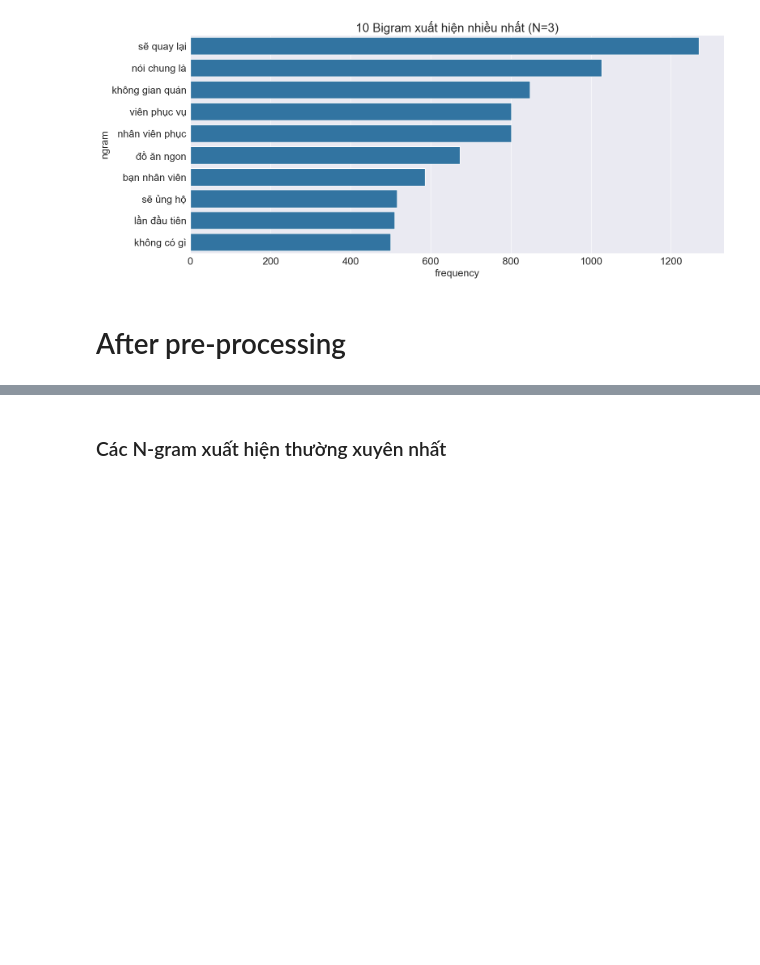
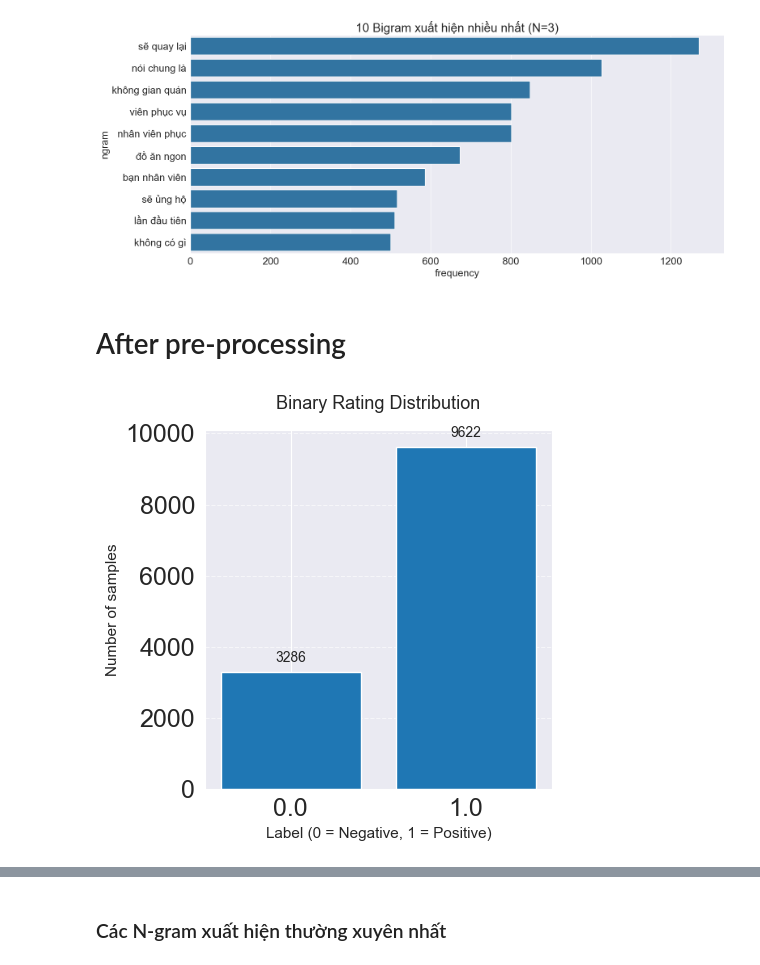
Before and after one commit to HongHanh-atUIT/CS231-NLP-FOOD-REVIEW-SA, a Jupyter notebook: EDA.ipynb, the cells around one changed output, grey strips where cells are left out. Saved outputs shown, nothing was run; the diff lists cells and outputs as text; code cells hidden in the pictures; blank space fills up the shorter version.

```diff
--- a/EDA.ipynb
+++ b/EDA.ipynb
@@ -297,6 +325,40 @@ plt.show()
 # After pre-processing
 # %%
 df = pd.read_csv("Dataset/vsa_food_rv_train_clean.csv")
+# %%
+import matplotlib.pyplot as plt
+
+rating_counts = df['Rating'].value_counts().sort_index()
+
+plt.figure(figsize=(5, 5))
+bars = plt.bar(
+    rating_counts.index.astype(str),
+    rating_counts.values
+)
+
+plt.xlabel("Label (0 = Negative, 1 = Positive)", fontsize=11)
+plt.ylabel("Number of samples", fontsize=11)
+plt.title("Binary Rating Distribution", fontsize=13, pad=15)
+
+plt.grid(axis='y', linestyle='--', alpha=0.6)
+
+max_height = rating_counts.values.max()
+
+for bar in bars:
+    height = bar.get_height()
+    plt.text(
+        bar.get_x() + bar.get_width() / 2,
+        height + max_height * 0.02,
+        int(height),
+        ha='center',
+        va='bottom',
+        fontsize=10
+    )
+
+plt.tight_layout()
+plt.show()
+# %% [output]
+[figure, added]
 # %%
 def corpus(text):
     text_list = text.split()
```
Also changed, not shown: parts of 10 cells of this notebook, 1 other file.
